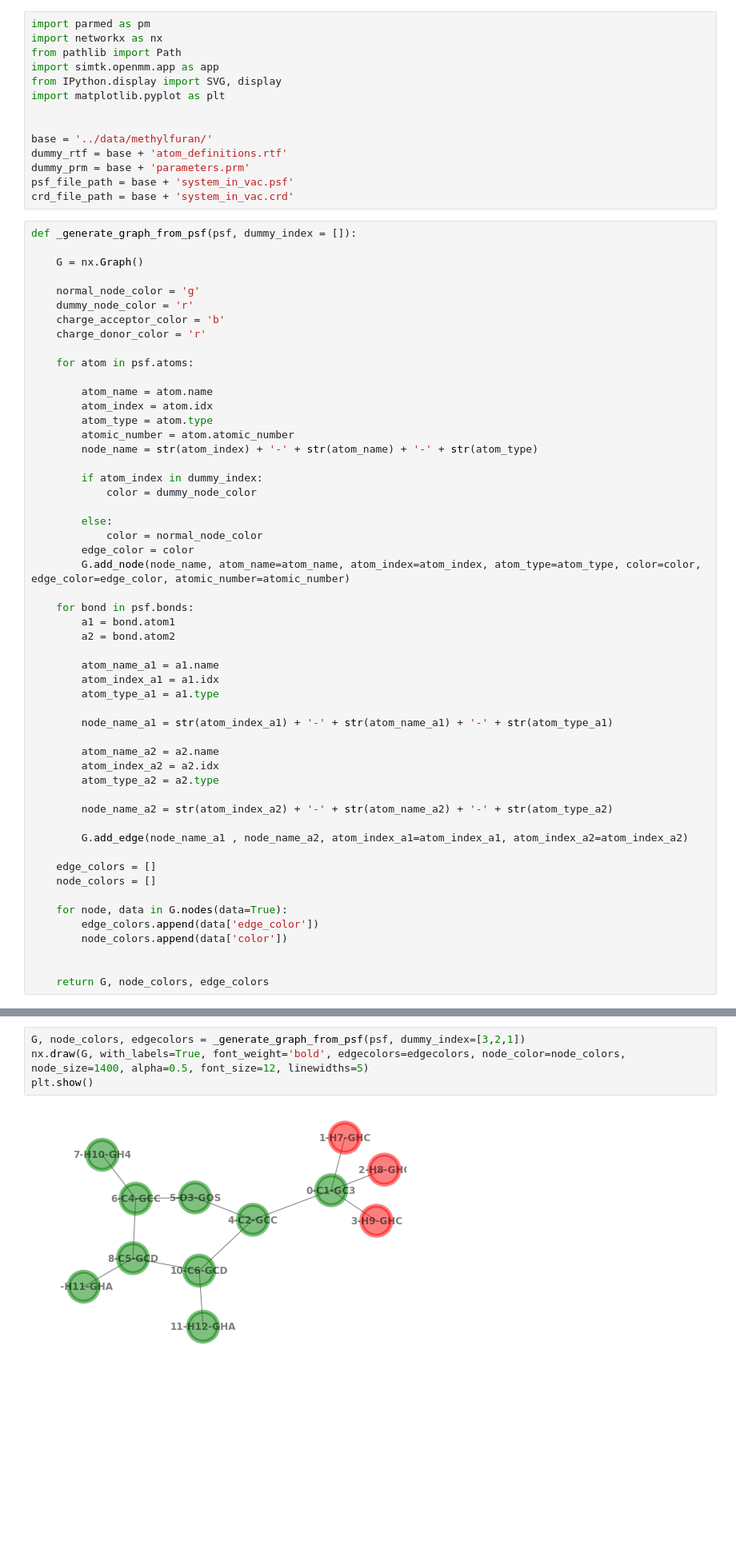
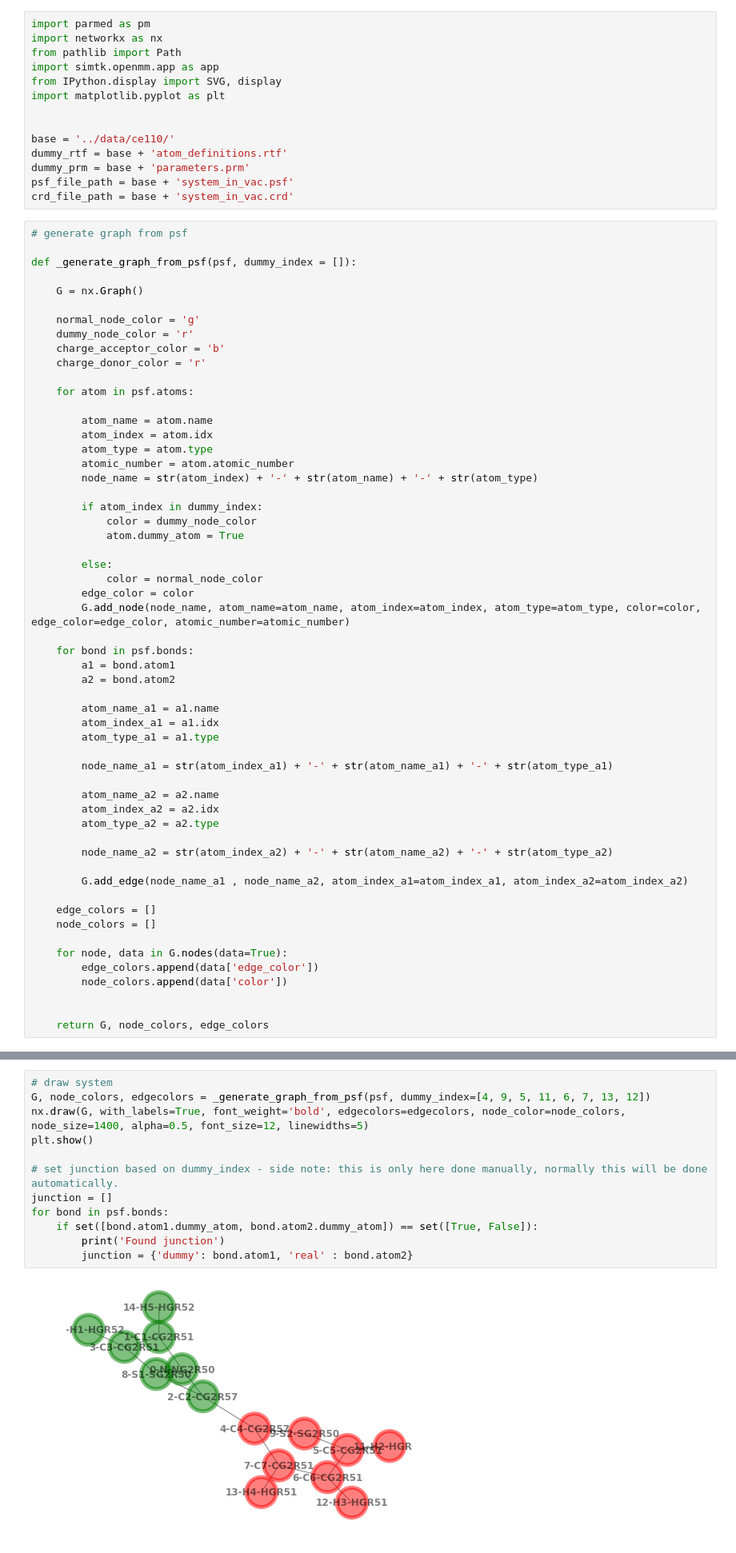
Before and after one commit to wiederm/dummy_real_atom_junctions, a Jupyter notebook: ghost_parameters/notebooks/ghost_parameters.ipynb, the cells around one changed output, grey strips where cells are left out. Shown: that part at 80% size. Drawn from its saved outputs; the diff is of its cells as text; blank space fills up the shorter version.

```diff
--- a/ghost_parameters/notebooks/ghost_parameters.ipynb
+++ b/ghost_parameters/notebooks/ghost_parameters.ipynb
@@ -7,12 +7,14 @@ from IPython.display import SVG, display
 import matplotlib.pyplot as plt
 
 
-base = '../data/methylfuran/'
+base = '../data/ce110/'
 dummy_rtf = base + 'atom_definitions.rtf'
 dummy_prm = base + 'parameters.prm'
 psf_file_path = base + 'system_in_vac.psf'
 crd_file_path = base + 'system_in_vac.crd'
 # %%
+# generate graph from psf
+
 def _generate_graph_from_psf(psf, dummy_index = []):
 
     G = nx.Graph()
@@ -32,6 +34,7 @@ def _generate_graph_from_psf(psf, dummy_index = []):
 
         if atom_index in dummy_index:
             color = dummy_node_color
+            atom.dummy_atom = True
 
         else:
             color = normal_node_color
@@ -89,6 +96,14 @@ plt.show()
 # %%
-G, node_colors, edgecolors = _generate_graph_from_psf(psf, dummy_index=[3,2,1])
+# draw system
+G, node_colors, edgecolors = _generate_graph_from_psf(psf, dummy_index=[4, 9, 5, 11, 6, 7, 13, 12])
 nx.draw(G, with_labels=True, font_weight='bold', edgecolors=edgecolors, node_color=node_colors, node_size=1400, alpha=0.5, font_size=12, linewidths=5)
 plt.show()
+
+# set junction based on dummy_index - side note: this is only here done manually, normally this will be done automatically.
+junction = []
+for bond in psf.bonds:
+    if set([bond.atom1.dummy_atom, bond.atom2.dummy_atom]) == set([True, False]):
+        print('Found junction')
+        junction = {'dummy': bond.atom1, 'real' : bond.atom2}
 # %% [output]
-[figure, old version]
+[figure, new version]
```
Also changed, not shown: parts of 13 cells of this notebook.
